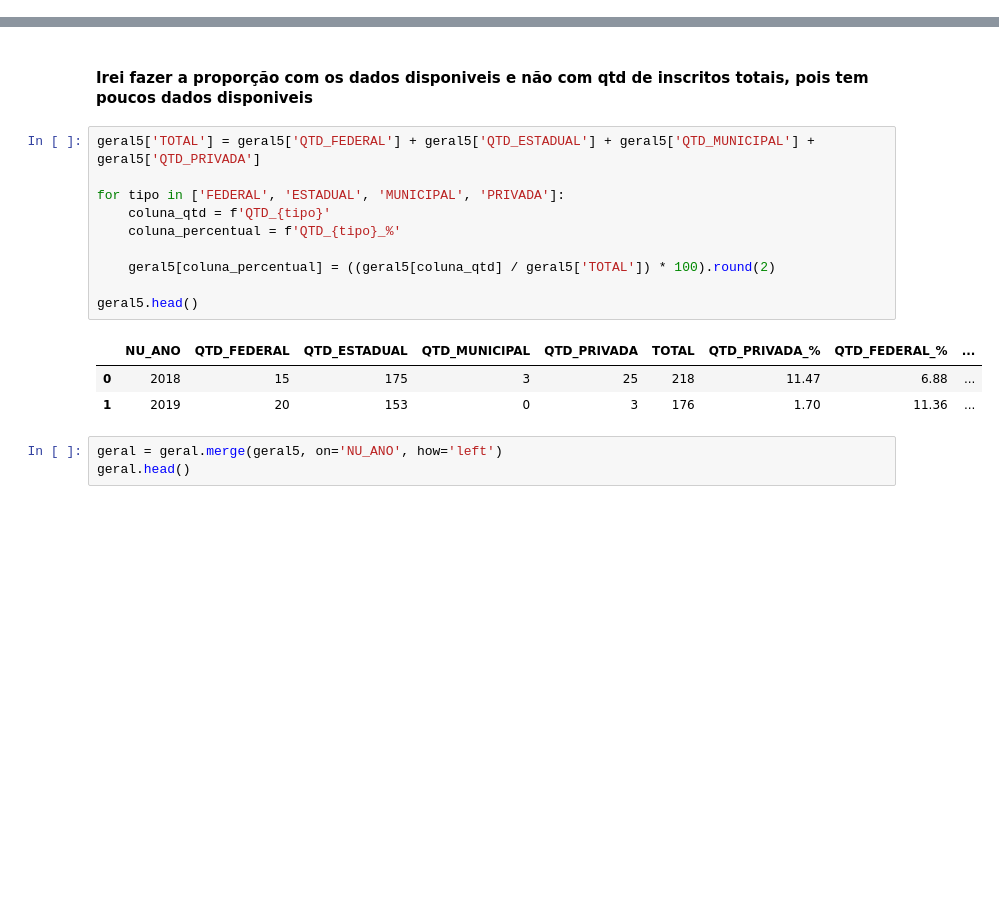
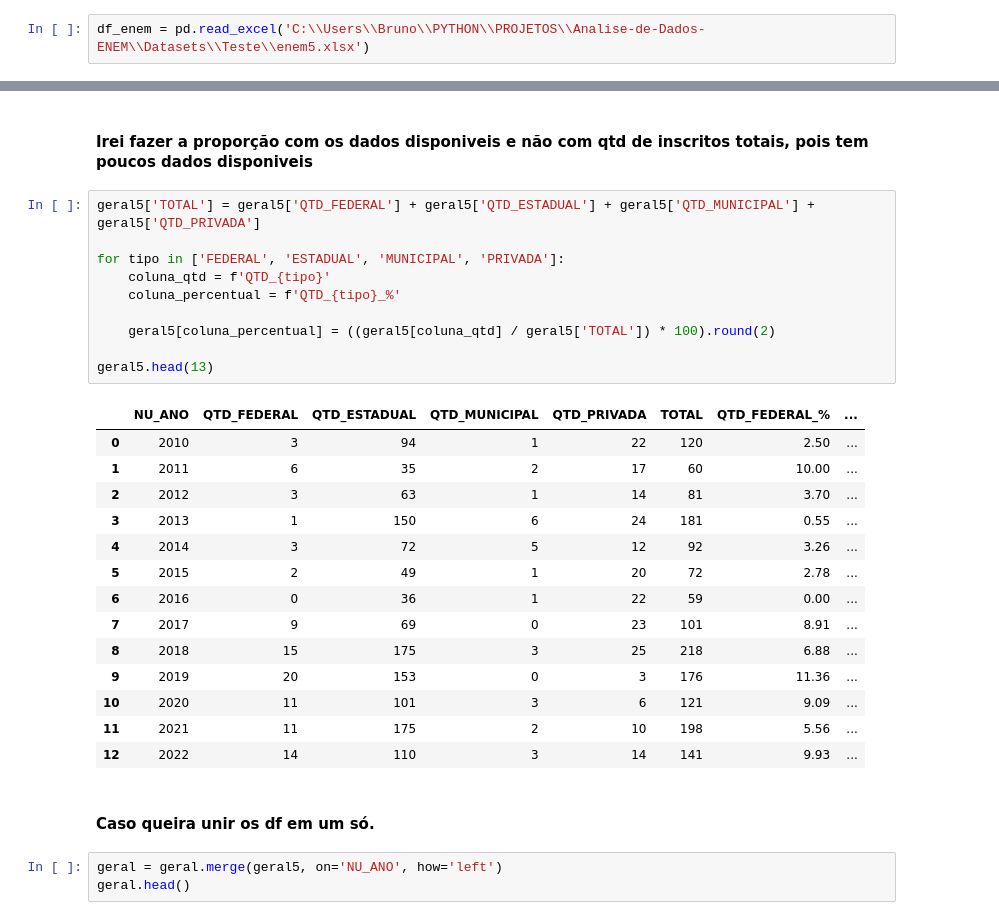
Before and after one commit to Bruno-Santana-Eco/Analise-de-Dados-ENEM, a Jupyter notebook: DataPrep1.ipynb, the cells around one changed output, grey strips where cells are left out. Drawn from its saved outputs; the diff is of its cells as text; blank space fills up the shorter version.

```diff
--- a/DataPrep1.ipynb
+++ b/DataPrep1.ipynb
@@ -326 +329,3 @@ df_enem = pd.read_excel('D:\Repositório GIT\Projetos\Analise-de-Dados-ENEM\Data
+# %%
+df_enem = pd.read_excel('C:\\Users\\Bruno\\PYTHON\\PROJETOS\\Analise-de-Dados-ENEM\\Datasets\\Teste\\enem5.xlsx')
 # %%
@@ -551,17 +565,30 @@ geral5.head()
 # %%
 geral5['TOTAL'] = geral5['QTD_FEDERAL'] + geral5['QTD_ESTADUAL'] + geral5['QTD_MUNICIPAL'] + geral5['QTD_PRIVADA']
 
 for tipo in ['FEDERAL', 'ESTADUAL', 'MUNICIPAL', 'PRIVADA']:
     coluna_qtd = f'QTD_{tipo}'
     coluna_percentual = f'QTD_{tipo}_%'
 
     geral5[coluna_percentual] = ((geral5[coluna_qtd] / geral5['TOTAL']) * 100).round(2)
 
-geral5.head()
+geral5.head(13)
 # %% [output]
-|  | NU_ANO | QTD_FEDERAL | QTD_ESTADUAL | QTD_MUNICIPAL | QTD_PRIVADA | TOTAL | QTD_PRIVADA_% | QTD_FEDERAL_% | ... |
-| 0 | 2018 | 15 | 175 | 3 | 25 | 218 | 11.47 | 6.88 | ... |
-| 1 | 2019 | 20 | 153 | 0 | 3 | 176 | 1.70 | 11.36 | ... |
+|  | NU_ANO | QTD_FEDERAL | QTD_ESTADUAL | QTD_MUNICIPAL | QTD_PRIVADA | TOTAL | QTD_FEDERAL_% | ... |
+| 0 | 2010 | 3 | 94 | 1 | 22 | 120 | 2.50 | ... |
+| 1 | 2011 | 6 | 35 | 2 | 17 | 60 | 10.00 | ... |
+| 2 | 2012 | 3 | 63 | 1 | 14 | 81 | 3.70 | ... |
+| 3 | 2013 | 1 | 150 | 6 | 24 | 181 | 0.55 | ... |
+| 4 | 2014 | 3 | 72 | 5 | 12 | 92 | 3.26 | ... |
+| 5 | 2015 | 2 | 49 | 1 | 20 | 72 | 2.78 | ... |
+| 6 | 2016 | 0 | 36 | 1 | 22 | 59 | 0.00 | ... |
+| 7 | 2017 | 9 | 69 | 0 | 23 | 101 | 8.91 | ... |
+| 8 | 2018 | 15 | 175 | 3 | 25 | 218 | 6.88 | ... |
+| 9 | 2019 | 20 | 153 | 0 | 3 | 176 | 11.36 | ... |
+| 10 | 2020 | 11 | 101 | 3 | 6 | 121 | 9.09 | ... |
+| 11 | 2021 | 11 | 175 | 2 | 10 | 198 | 5.56 | ... |
+| 12 | 2022 | 14 | 110 | 3 | 14 | 141 | 9.93 | ... |
+# %% [markdown]
+#### Caso queira unir os df em um só.
 # %%
 geral = geral.merge(geral5, on='NU_ANO', how='left')
 geral.head()
```
Also changed, not shown: parts of 28 cells of this notebook, 2 other files.
